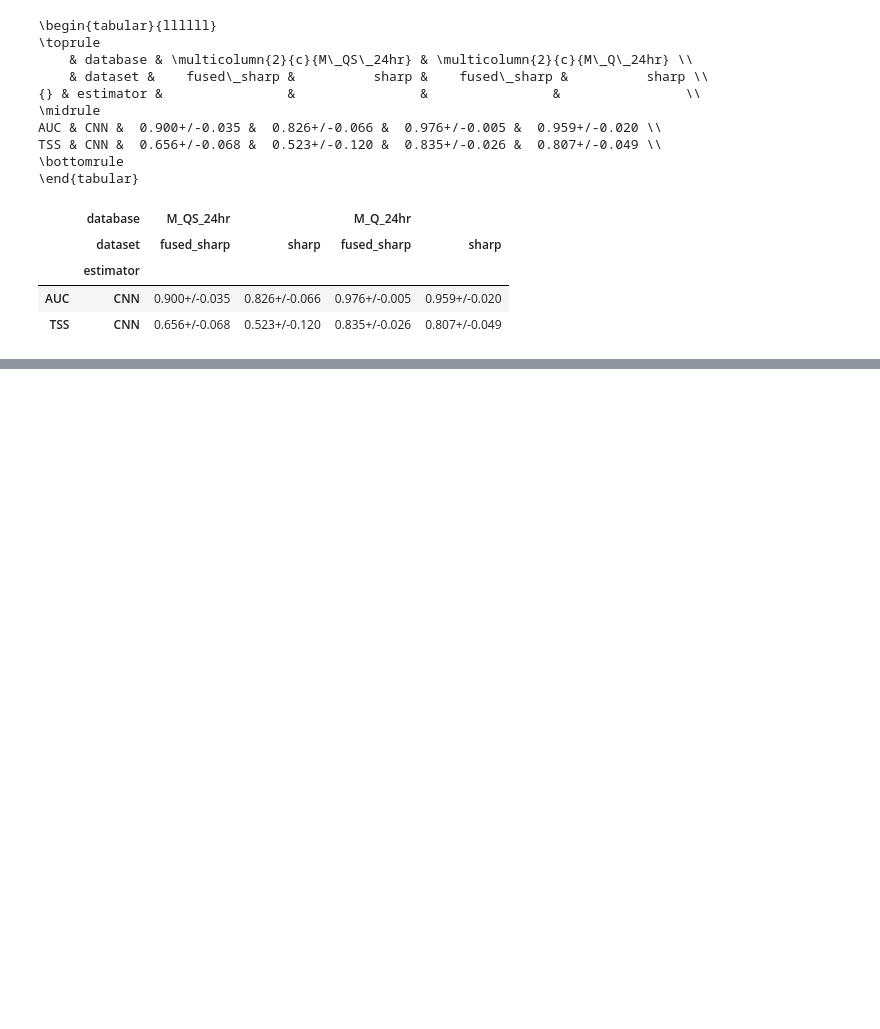
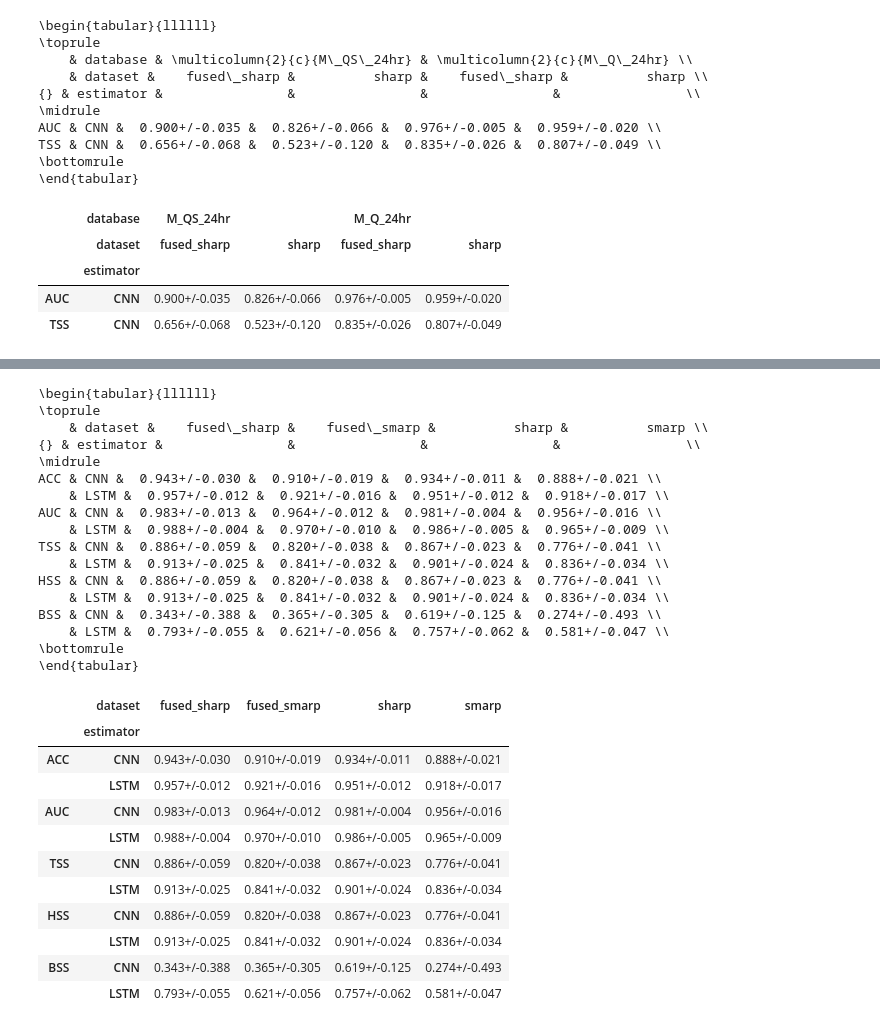
Before and after one commit to ZeyuSun/flare-prediction-smarp, a Jupyter notebook: notebooks/mlflow_results.ipynb, the cells around one changed output, grey strips where cells are left out. Saved outputs shown, nothing was run; the diff lists cells and outputs as text; code cells hidden in the pictures; blank space fills up the shorter version.

```diff
--- a/notebooks/mlflow_results.ipynb
+++ b/notebooks/mlflow_results.ipynb
@@ -949,0 +995,34 @@ dirs = tensorboard(runs_raw)
+# %%
+df = organize(runs, std=True)
+print(df.to_latex(multicolumn_format='c'))
+df
+# %% [output]
+\begin{tabular}{llllll}
+\toprule
+    & dataset &    fused\_sharp &    fused\_smarp &          sharp &          smarp \\
+{} & estimator &                &                &                &                \\
+\midrule
+ACC & CNN &  0.943+/-0.030 &  0.910+/-0.019 &  0.934+/-0.011 &  0.888+/-0.021 \\
+    & LSTM &  0.957+/-0.012 &  0.921+/-0.016 &  0.951+/-0.012 &  0.918+/-0.017 \\
+AUC & CNN &  0.983+/-0.013 &  0.964+/-0.012 &  0.981+/-0.004 &  0.956+/-0.016 \\
+    & LSTM &  0.988+/-0.004 &  0.970+/-0.010 &  0.986+/-0.005 &  0.965+/-0.009 \\
+TSS & CNN &  0.886+/-0.059 &  0.820+/-0.038 &  0.867+/-0.023 &  0.776+/-0.041 \\
+    & LSTM &  0.913+/-0.025 &  0.841+/-0.032 &  0.901+/-0.024 &  0.836+/-0.034 \\
+HSS & CNN &  0.886+/-0.059 &  0.820+/-0.038 &  0.867+/-0.023 &  0.776+/-0.041 \\
+    & LSTM &  0.913+/-0.025 &  0.841+/-0.032 &  0.901+/-0.024 &  0.836+/-0.034 \\
+BSS & CNN &  0.343+/-0.388 &  0.365+/-0.305 &  0.619+/-0.125 &  0.274+/-0.493 \\
+    & LSTM &  0.793+/-0.055 &  0.621+/-0.056 &  0.757+/-0.062 &  0.581+/-0.047 \\
+\bottomrule
+\end{tabular}
+|  | dataset | fused_sharp | fused_smarp | sharp | smarp |
+|  | estimator |  |  |  |  |
+| ACC | CNN | 0.943+/-0.030 | 0.910+/-0.019 | 0.934+/-0.011 | 0.888+/-0.021 |
+|  | LSTM | 0.957+/-0.012 | 0.921+/-0.016 | 0.951+/-0.012 | 0.918+/-0.017 |
+| AUC | CNN | 0.983+/-0.013 | 0.964+/-0.012 | 0.981+/-0.004 | 0.956+/-0.016 |
+|  | LSTM | 0.988+/-0.004 | 0.970+/-0.010 | 0.986+/-0.005 | 0.965+/-0.009 |
+| TSS | CNN | 0.886+/-0.059 | 0.820+/-0.038 | 0.867+/-0.023 | 0.776+/-0.041 |
+|  | LSTM | 0.913+/-0.025 | 0.841+/-0.032 | 0.901+/-0.024 | 0.836+/-0.034 |
+| HSS | CNN | 0.886+/-0.059 | 0.820+/-0.038 | 0.867+/-0.023 | 0.776+/-0.041 |
+|  | LSTM | 0.913+/-0.025 | 0.841+/-0.032 | 0.901+/-0.024 | 0.836+/-0.034 |
+| BSS | CNN | 0.343+/-0.388 | 0.365+/-0.305 | 0.619+/-0.125 | 0.274+/-0.493 |
+|  | LSTM | 0.793+/-0.055 | 0.621+/-0.056 | 0.757+/-0.062 | 0.581+/-0.047 |
```
Also changed, not shown: parts of 6 cells of this notebook.
